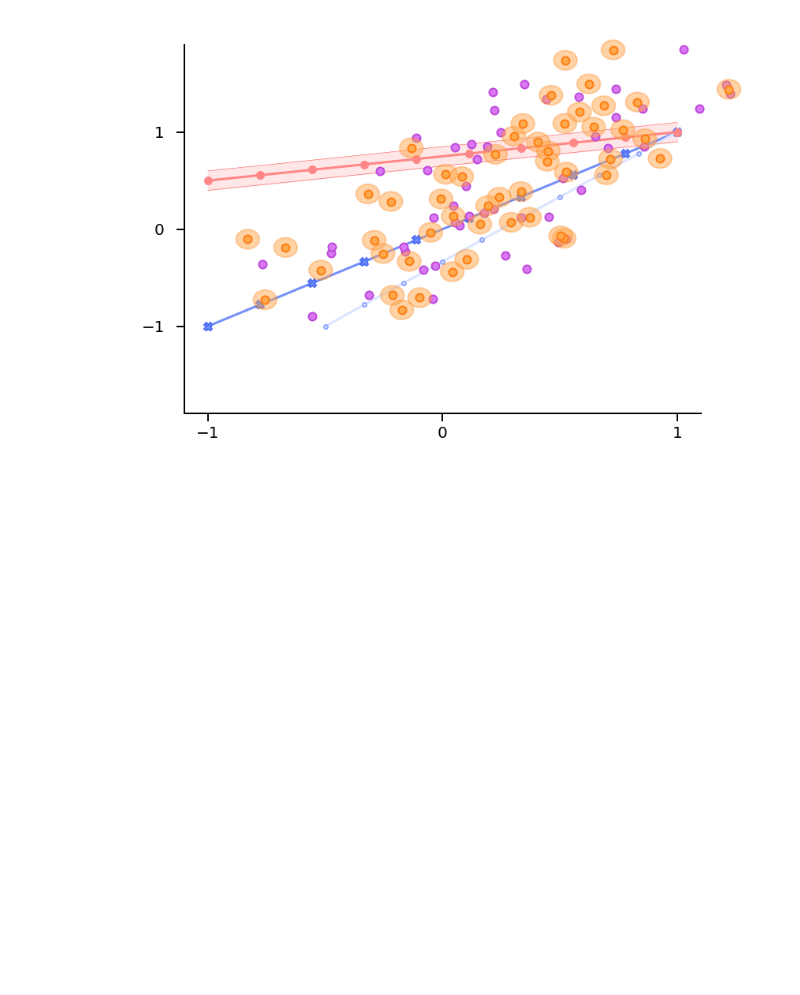
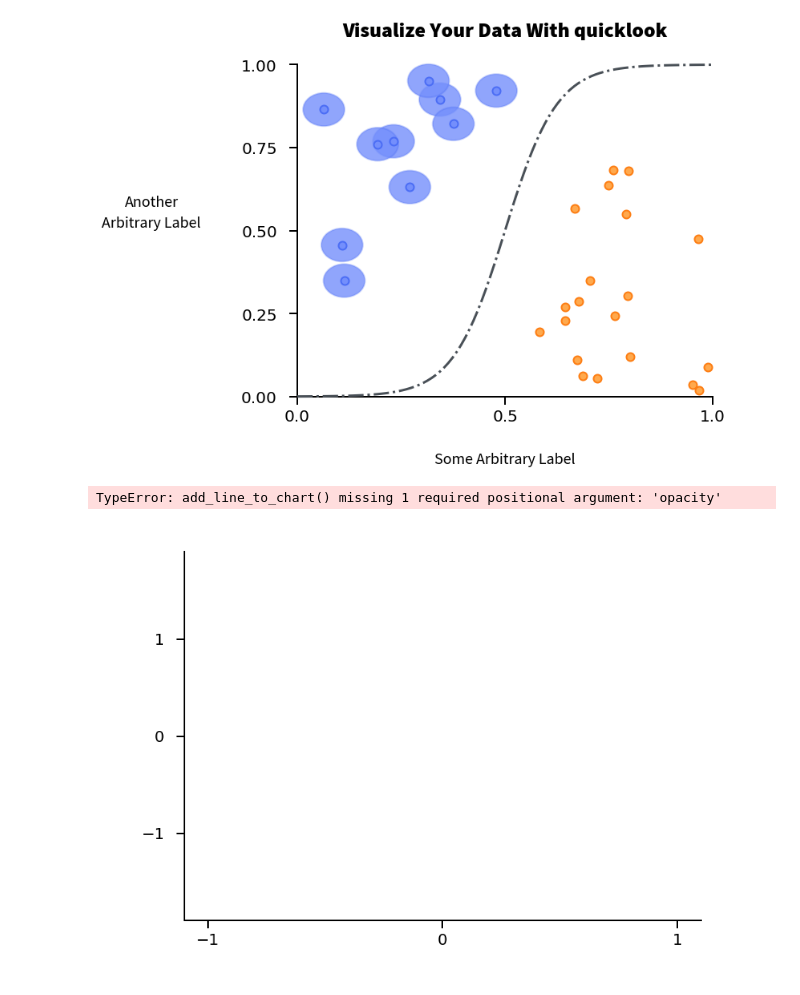
Before and after one commit to alexdsbreslav/quicklooks, a Jupyter notebook: testing.ipynb, the cells around one changed output. Saved outputs shown, nothing was run; the diff lists cells and outputs as text; code cells hidden in the pictures; blank space fills up the shorter version.

```diff
--- a/testing.ipynb
+++ b/testing.ipynb
@@ -5,3 +19,47 @@ import pandas as pd
+# %%
+chart_skeleton = quicklook.build_chart_skeleton(style = 'default', size = 'default',
+title = 'Visualize Your Data With quicklook',
+xlabel = 'Some Arbitrary Label',
+ylabel = 'Another\nArbitrary Label',
+x_min_max = (0,1), y_min_max = (0,1),
+xtick_interval = 0.5, ytick_interval = 0.25,
+horizontal_gridlines_on = False,
+vertical_gridlines_on = False);
+
+quicklook.add_scatter_to_chart(chart_skeleton,
+x = np.random.uniform(0.5,1,20),
+y = np.random.uniform(0,0.75,20),
+color_name = 'orange',
+color_brightness = 'default',
+marker_shape = 'o',
+opacity = 1,
+label_for_legend = 'Orange Dots',
+layer_order = 3)
+
+quicklook.add_scatter_with_error_to_chart(chart_skeleton,
+x = np.random.uniform(0,0.5,10),
+y = np.random.uniform(0.25,1,10),
+x_error = np.full(10,0.05),
+y_error = np.full(10,0.05),
+color_name = 'indigo',
+color_brightness = 'default',
+marker_shape = 'o',
+label_for_legend = 'Blue Clouds',
+layer_order = 2)
+
+quicklook.add_line_to_chart(chart_skeleton,
+x = np.linspace(0,1,100),
+y = 1/(1+np.exp(-8*np.linspace(-1,1,100))),
+color_name = 'gray',
+color_brightness = 'dark',
+linewidth = 3,
+linestyle = '-.',
+marker_shape = '',
+opacity = 1,
+label_for_legend = '',
+layer_order = 1)
+# %% [output]
+[figure, added]
 # %%
 chart_skeleton = quicklook.build_chart_skeleton(style = 'default', size = 'default',
 title = '',
@@ -68,4 +126,5 @@ marker_shape = 'o',
 label_for_legend = '',
 layer_order = 2)
 # %% [output]
+TypeError: add_line_to_chart() missing 1 required positional argument: 'opacity'
-[figure, old version]
+[figure, new version]
```
Also changed, not shown: parts of 1 cell of this notebook, 1 other file.
